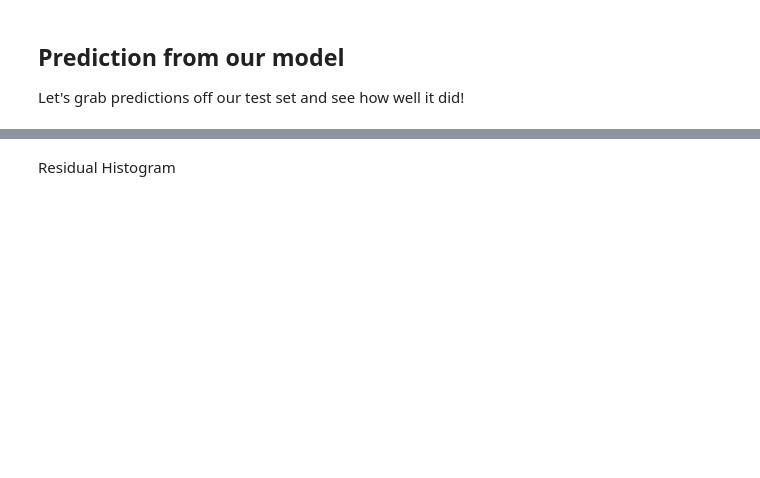
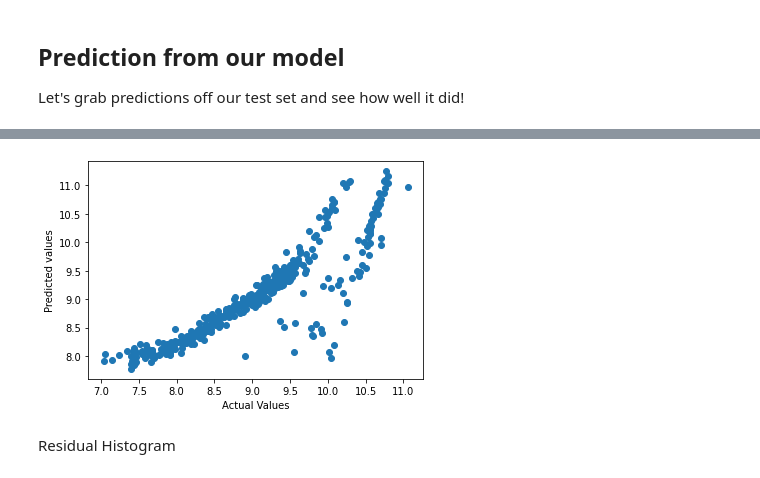
Before and after one commit to anshuman-8/Health-insurance-charge-Prediction, a Jupyter notebook: Health_Insurance_Charge.ipynb, the cells around one changed output, grey strips where cells are left out. Cells and saved outputs as stored; diff of their text form; code cells hidden in the pictures; blank space fills up the shorter version.

```diff
--- a/Health_Insurance_Charge.ipynb
+++ b/Health_Insurance_Charge.ipynb
@@ -281,5 +265,10 @@ Let's grab predictions off our test set and see how well it did!
 # %%
 pred = lin_reg.predict(X_test)
 # %%
-pd.DataFrame({'True Values': y_test, 'Predicted Values': pred}).hvplot.scatter(x='True Values', y='Predicted Values')
+chart=pd.DataFrame({'True Values': y_test, 'Predicted Values': pred})
+x,y=chart['True Values'],chart['Predicted Values']
+plt.scatter(x, y)
+plt.xlabel("Actual Values")
+plt.ylabel("Predicted values")
+plt.show()
 # %% [output]
@@ -287,3 +275,4 @@ pd.DataFrame({'True Values': y_test, 'Predicted Values': pred}).hvplot.scatter(x
+[figure, added]
 # %% [markdown]
 Residual Histogram
 # %%
```
Also changed, not shown: parts of 15 cells of this notebook.
